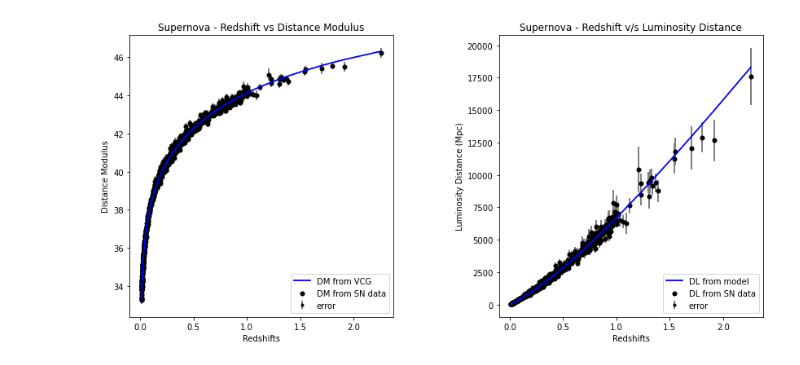
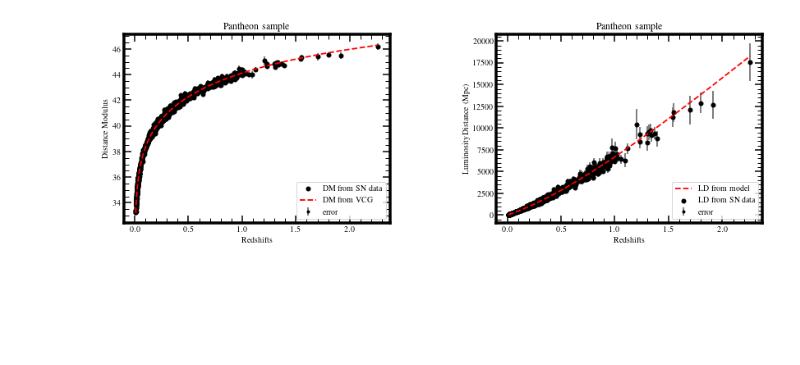
Before and after one commit to AshleyChraya/HubbleConstant-ConstraintsForVCG, a Jupyter notebook: Python Codes/Pantheon.ipynb, the cells around one changed output. Cells and saved outputs as stored; diff of their text form; code cells hidden in the pictures; blank space fills up the shorter version.

Commit message:
errors

```diff
--- a/Python Codes/Pantheon.ipynb
+++ b/Python Codes/Pantheon.ipynb
@@ -11,2 +11,3 @@ from matplotlib.pyplot import figure
 # %%
-data_PS = pd.read_excel (r'/root/Github_Repos/HubbleConstant-ConstraintsForVCG/pantheon_final.xlsx')
+data_PS = pd.read_excel('/mnt/49258d32-6ae7-47af-b8e9-cd883888e8b3/github/HubbleConstant-ConstraintsForVCG/pantheon_final.xlsx')
+data_PS.head()
@@ -28 +49,12 @@ mu=sort_data_SN.DMdata_SN
+# %%
+z=sort_data_SN.Z_SN #Redshift
+amg=sort_data_SN.App_Mag  #Apparent Magnitude
+erramg=sort_data_SN.Error_App_Mag  #Error in apparent magnitude
+mu=amg + 19.35 #Distance modulus # m - M = -5 + 5 log (d) where d is in pc
+errdm=erramg
+label = {
+    "Z_SN":z,"App_Mag":amg,"Error_App_Mag":erramg,"DMdata_SN": mu,"Error_DM_SN":errdm
+}
+sort_data_SN=pd.DataFrame(label)
+mu=sort_data_SN.DMdata_SN
 # %%
@@ -48 +85,6 @@ H0=69.8
+# %%
+def int_func(redshift):
+      return 1/((pow((1+redshift),2)*(omega_r0+(omega_b0/(1+redshift))
+      +((1-omega_b0-omega_r0)*((omega_m*(1+redshift)**6)
+      +(1-omega_m)*(1+redshift)**n)**(0.5)/(1+redshift)**(4)))**(0.5)))
 # %%
@@ -89,32 +125,38 @@ Wall time: 6.2 µs
 # %%
-plt.figure(figsize=(6, 6))
 plt.subplot(121)
 
 plt.xlabel("Redshifts")
 plt.ylabel("Distance Modulus")
-plt.title("Supernova - Redshift vs Distance Modulus")
-plt.errorbar(sort_data_SN.Z_SN,sort_data_SN.DMdata_SN,yerr=sort_data_SN.Error_DM_SN,fmt='.k', ecolor='gray',zorder=1,lw=2, label='error')
-plt.scatter(sort_data_SN.Z_SN,sort_data_SN.DMdata_SN,color='black',linewidths=0.01,label='DM from SN data')
-plt.plot(sort_data_SN.Z_SN,sort_data_SN.DMth_SN,color='blue',lw=1.8, label='DM from VCG')
+plt.title("Pantheon sample")
+plt.errorbar(sort_data_SN.Z_SN,sort_data_SN.DMdata_SN,
+             yerr=sort_data_SN.Error_DM_SN,fmt='.k', ecolor='gray',zorder=1,lw=2,
+             label='error')
+plt.scatter(sort_data_SN.Z_SN,sort_data_SN.DMdata_SN,color='black',linewidths=0.01,
+            label='DM from SN data')
+plt.plot(sort_data_SN.Z_SN,sort_data_SN.DMth_SN,'--r',lw=1.8, label='DM from VCG')
 
 plt.legend(loc='lower right')
 
 plt.subplot(122)
 # plt.figure(figsize=(6, 6))
-plt.errorbar(sort_data_SN.Z_SN,sort_data_SN.dLdata_SN,yerr=sort_data_SN.Error_DL_SN,fmt='.k',ecolor='gray', zorder=1,lw=2, label='error')
-plt.plot(sort_data_SN.Z_SN,sort_data_SN.dLth_SN,color='blue', label='DL from model',lw=1.8)
-plt.scatter(sort_data_SN.Z_SN,sort_data_SN.dLdata_SN,color='black', linewidths=0.01,label='DL from SN data')
+plt.errorbar(sort_data_SN.Z_SN,sort_data_SN.dLdata_SN,yerr=sort_data_SN.Error_DL_SN,
+             fmt='.k',ecolor='gray', zorder=1,lw=2, label='error')
+plt.plot(sort_data_SN.Z_SN,sort_data_SN.dLth_SN,'--r', label='LD from model',
+         lw=1.8)
+plt.scatter(sort_data_SN.Z_SN,sort_data_SN.dLdata_SN,color='black',
+            linewidths=0.01,label='LD from SN data')
 plt.xlabel("Redshifts")
 plt.ylabel("Luminosity Distance (Mpc)")
-plt.title("Supernova - Redshift v/s Luminosity Distance")
+plt.title("Pantheon sample")
 plt.legend(loc='lower right')
 
 plt.subplots_adjust(left=0.1,
                     bottom=0.1,
                     right=1.9,
                     top=0.9,
                     wspace=0.4,
                     hspace=0.4)
+plt.savefig("Pantheon_DM_DLvsz.pdf", format="pdf", bbox_inches="tight")
 plt.show()
 # %% [output]
-[figure, old version]
+[figure, new version]
```
Also changed, not shown: parts of 26 cells of this notebook, 50 other files.
